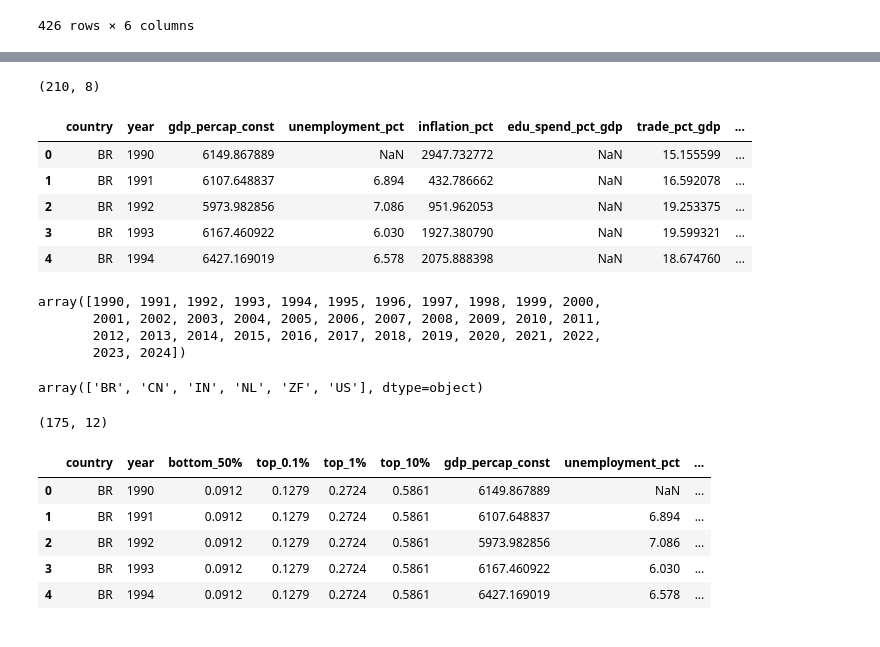
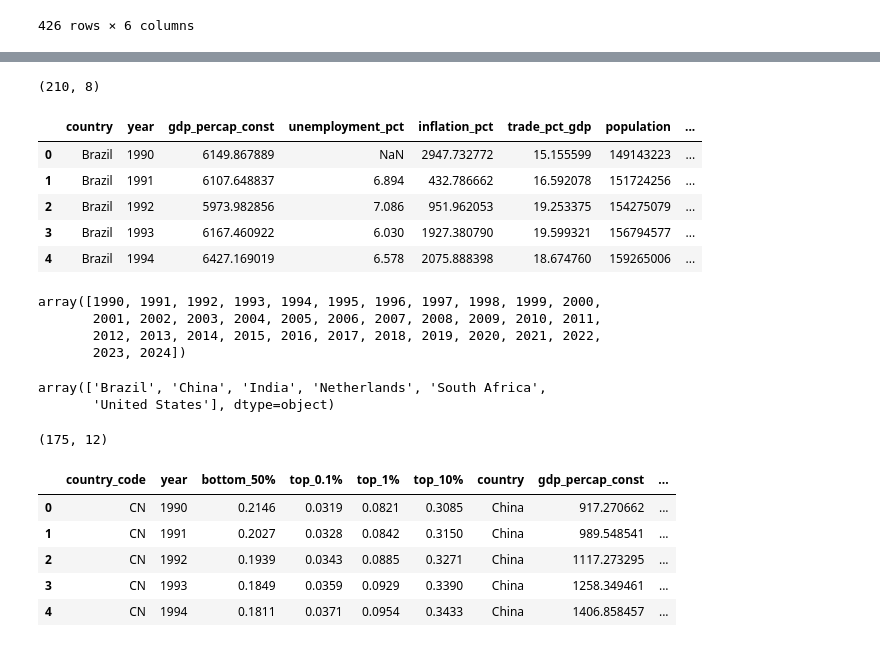
Before and after one commit to princeixr/Income_inequality, a Jupyter notebook: 602_indicators.ipynb, the cells around one changed output, grey strips where cells are left out. Cells and saved outputs as stored; diff of their text form; code cells hidden in the pictures.

```diff
--- a/602_indicators.ipynb
+++ b/602_indicators.ipynb
@@ -271,5 +277,6 @@ df_wide
 426 rows × 6 columns
 # %%
 inequality_df = df_wide[(df_wide['year'] >= 1990) & (df_wide['year'] <= 2024)]
-inequality_df.head()
+inequality_df.rename(columns={'country': 'country_code'}, inplace=True)
+inequality_df.head(20)
 # %% [output]
@@ -312,24 +309,24 @@ See the caveats in the documentation: https://pandas.pydata.org/pandas-docs/stab
 # %%
 country_name_to_code_map = {
-    'Brazil': 'BR',
+    # 'Brazil': 'BR',
     'India': 'IN',
     'United States': 'US',
     'China': 'CN',
     'Netherlands': 'NL',
-    'South Africa': 'ZF'
+    'South Africa': 'ZA'
 }
 indicators_df.rename(columns={'country_name': 'country'}, inplace=True)
-indicators_df['country'] = indicators_df['country'].replace(country_name_to_code_map)
+indicators_df['country_code'] = indicators_df['country'].replace(country_name_to_code_map)
 print(indicators_df.shape)
 indicators_df.head()
 # %% [output]
 (210, 8)
-|  | country | year | gdp_percap_const | unemployment_pct | inflation_pct | edu_spend_pct_gdp | trade_pct_gdp | ... |
-| 0 | BR | 1990 | 6149.867889 | NaN | 2947.732772 | NaN | 15.155599 | ... |
-| 1 | BR | 1991 | 6107.648837 | 6.894 | 432.786662 | NaN | 16.592078 | ... |
-| 2 | BR | 1992 | 5973.982856 | 7.086 | 951.962053 | NaN | 19.253375 | ... |
-| 3 | BR | 1993 | 6167.460922 | 6.030 | 1927.380790 | NaN | 19.599321 | ... |
-| 4 | BR | 1994 | 6427.169019 | 6.578 | 2075.888398 | NaN | 18.674760 | ... |
+|  | country | year | gdp_percap_const | unemployment_pct | inflation_pct | trade_pct_gdp | population | ... |
+| 0 | Brazil | 1990 | 6149.867889 | NaN | 2947.732772 | 15.155599 | 149143223 | ... |
+| 1 | Brazil | 1991 | 6107.648837 | 6.894 | 432.786662 | 16.592078 | 151724256 | ... |
+| 2 | Brazil | 1992 | 5973.982856 | 7.086 | 951.962053 | 19.253375 | 154275079 | ... |
+| 3 | Brazil | 1993 | 6167.460922 | 6.030 | 1927.380790 | 19.599321 | 156794577 | ... |
+| 4 | Brazil | 1994 | 6427.169019 | 6.578 | 2075.888398 | 18.674760 | 159265006 | ... |
 # %%
 indicators_df.year.unique()
 # %% [output]
@@ -340,19 +337,20 @@ array([1990, 1991, 1992, 1993, 1994, 1995, 1996, 1997, 1998, 1999, 2000,
 # %%
 indicators_df.country.unique()
 # %% [output]
-array(['BR', 'CN', 'IN', 'NL', 'ZF', 'US'], dtype=object)
+array(['Brazil', 'China', 'India', 'Netherlands', 'South Africa',
+       'United States'], dtype=object)
 # %%
 # Now attempt the merge again
-df_merge = pd.merge(inequality_df, indicators_df, on=['country', 'year'])
+df_merge = pd.merge(inequality_df, indicators_df, on=['country_code', 'year'])
 
 # Print head of the merged dataframe to verify
 print(df_merge.shape)
 df_merge.head()
 # %% [output]
 (175, 12)
-|  | country | year | bottom_50% | top_0.1% | top_1% | top_10% | gdp_percap_const | unemployment_pct | ... |
-| 0 | BR | 1990 | 0.0912 | 0.1279 | 0.2724 | 0.5861 | 6149.867889 | NaN | ... |
-| 1 | BR | 1991 | 0.0912 | 0.1279 | 0.2724 | 0.5861 | 6107.648837 | 6.894 | ... |
-| 2 | BR | 1992 | 0.0912 | 0.1279 | 0.2724 | 0.5861 | 5973.982856 | 7.086 | ... |
-| 3 | BR | 1993 | 0.0912 | 0.1279 | 0.2724 | 0.5861 | 6167.460922 | 6.030 | ... |
-| 4 | BR | 1994 | 0.0912 | 0.1279 | 0.2724 | 0.5861 | 6427.169019 | 6.578 | ... |
+|  | country_code | year | bottom_50% | top_0.1% | top_1% | top_10% | country | gdp_percap_const | ... |
+| 0 | CN | 1990 | 0.2146 | 0.0319 | 0.0821 | 0.3085 | China | 917.270662 | ... |
+| 1 | CN | 1991 | 0.2027 | 0.0328 | 0.0842 | 0.3150 | China | 989.548541 | ... |
+| 2 | CN | 1992 | 0.1939 | 0.0343 | 0.0885 | 0.3271 | China | 1117.273295 | ... |
+| 3 | CN | 1993 | 0.1849 | 0.0359 | 0.0929 | 0.3390 | China | 1258.349461 | ... |
+| 4 | CN | 1994 | 0.1811 | 0.0371 | 0.0954 | 0.3433 | China | 1406.858457 | ... |
```
Also changed, not shown: parts of 12 cells of this notebook, 3 other files.
